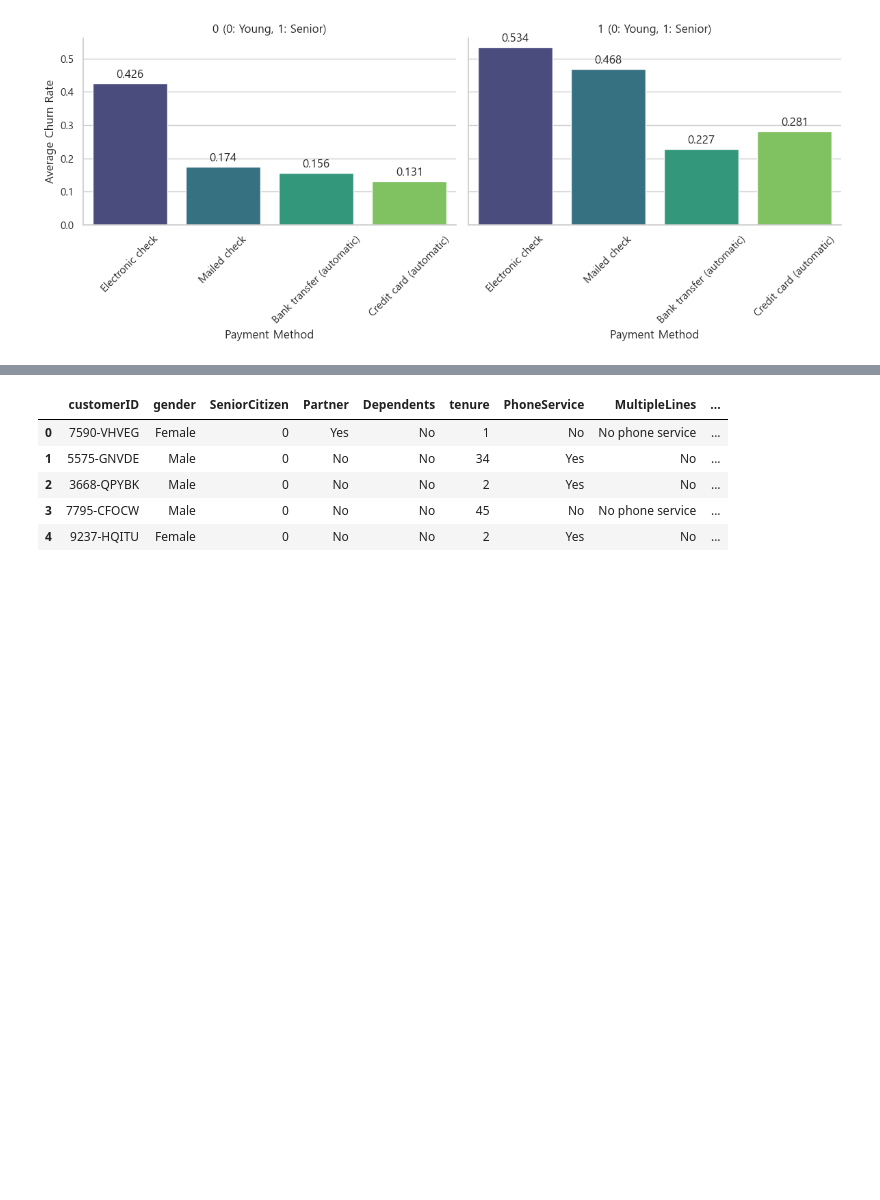
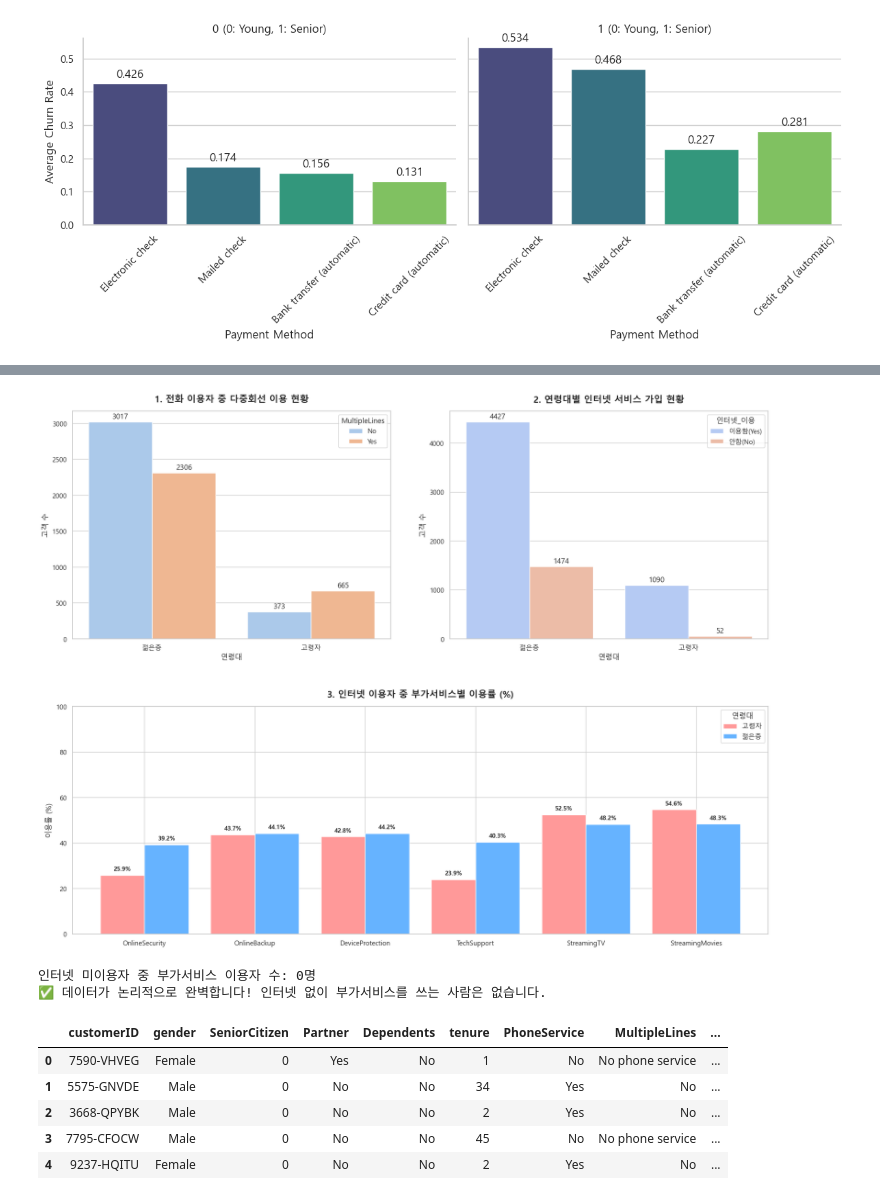
Before and after one commit to hyeonahson-hash/Amazon-Sales-Dataset, a Jupyter notebook: Telco/TelcoCustomerChurn_with_autogluon_ver2.ipynb, the cells around one changed output, grey strips where cells are left out. Saved outputs shown, nothing was run; the diff lists cells and outputs as text; code cells hidden in the pictures; blank space fills up the shorter version.

```diff
--- a/Telco/TelcoCustomerChurn_with_autogluon_ver2.ipynb
+++ b/Telco/TelcoCustomerChurn_with_autogluon_ver2.ipynb
@@ -332,3 +463,74 @@ The `ci` parameter is deprecated. Use `errorbar=None` for the same effect.
+# %%
+import matplotlib.pyplot as plt
+import seaborn as sns
+import pandas as pd
+
+# 1. 데이터 준비
+df_plot = df.copy()
+df_plot['연령대'] = df_plot['SeniorCitizen'].replace({0: '젊은층', 1: '고령자'})
+df_plot['인터넷_이용'] = df_plot['InternetService'].apply(lambda x: '안함(No)' if x == 'No' else '이용함(Yes)')
+
+# 2. 캔버스 설정 (2행 2열 구조, 3번 그래프는 아래쪽 전체 사용)
+fig = plt.figure(figsize=(18, 14))
+ax1 = plt.subplot(2, 2, 1) # 1행 1열: 전화
+ax2 = plt.subplot(2, 2, 2) # 1행 2열: 인터넷 가입
+ax3 = plt.subplot(2, 1, 2) # 2행 전체: 인터넷 부가서비스
+
+# --- [그래프 1: 전화 이용자 내 다중회선 현황] ---
+phone_users = df_plot[df_plot['PhoneService'] == 'Yes']
+sns.countplot(data=phone_users, x='연령대', hue='MultipleLines', ax=ax1, palette='pastel')
+ax1.set_title('1. 전화 이용자 중 다중회선 이용 현황', fontsize=15, fontweight='bold', pad=15)
+ax1.set_ylabel('고객 수')
+for container in ax1.containers:
+    ax1.bar_label(container, fmt='%d', padding=3)
+
+# --- [그래프 2: 연령대별 인터넷 서비스 가입 현황] ---
+sns.countplot(data=df_plot, x='연령대', hue='인터넷_이용', ax=ax2, palette='coolwarm')
+ax2.set_title('2. 연령대별 인터넷 서비스 가입 현황', fontsize=15, fontweight='bold', pad=15)
+ax2.set_ylabel('고객 수')
+for container in ax2.containers:
+    ax2.bar_label(container, fmt='%d', padding=3)
+
+# --- [그래프 3: 인터넷 이용자 내 부가서비스 이용률 (아래쪽)] ---
+it_services = ['OnlineSecurity', 'OnlineBackup', 'DeviceProtection', 'TechSupport', 'StreamingTV', 'StreamingMovies']
+internet_users = df_plot[df_plot['InternetService'] != 'No']
+it_usage = internet_users.groupby('연령대')[it_services].apply(lambda x: (x == 'Yes').mean() * 100).T
+
+it_usage.plot(kind='bar', ax=ax3, color=['#ff9999', '#66b3ff'], width=0.8)
+ax3.set_title('3. 인터넷 이용자 중 부가서비스별 이용률 (%)', fontsize=15, fontweight='bold', pad=15)
+ax3.set_ylabel('이용률 (%)')
+ax3.set_ylim(0, 100)
+ax3.legend(title='연령대', loc='upper right')
+plt.xticks(rotation=0) # 라벨 가독성을 위해 회전 고정
+
+# 수치 표시
+for p in ax3.patches:
+    ax3.annotate(f'{p.get_height():.1f}%', (p.get_x() + p.get_width()/2., p.get_height()),
+                ha='center', va='center', xytext=(0, 10), textcoords='offset points', fontsize=10, fontweight='bold')
+
+plt.tight_layout(pad=4.0)
+plt.show()
+# %% [output]
+[figure, added]
+# %%
+# 인터넷을 이용하지 않는 사람(No) 중 부가서비스를 하나라도 'Yes'로 가진 사람 찾기
+it_services = ['OnlineSecurity', 'OnlineBackup', 'DeviceProtection', 'TechSupport', 'StreamingTV', 'StreamingMovies']
+
+# 인터넷 미이용자 필터링
+no_internet = df[df['InternetService'] == 'No']
+
+# 부가서비스 중 하나라도 'Yes'인 경우를 합산
+error_data = no_internet[(no_internet[it_services] == 'Yes').any(axis=1)]
+
+print(f"인터넷 미이용자 중 부가서비스 이용자 수: {len(error_data)}명")
+
+if len(error_data) == 0:
+    print("✅ 데이터가 논리적으로 완벽합니다! 인터넷 없이 부가서비스를 쓰는 사람은 없습니다.")
+else:
+    print("⚠️ 데이터에 오류가 있습니다. 확인이 필요합니다.")
+# %% [output]
+인터넷 미이용자 중 부가서비스 이용자 수: 0명
+✅ 데이터가 논리적으로 완벽합니다! 인터넷 없이 부가서비스를 쓰는 사람은 없습니다.
 # %%
 df.head()
 # %% [output]
```
Also changed, not shown: parts of 12 cells of this notebook.
